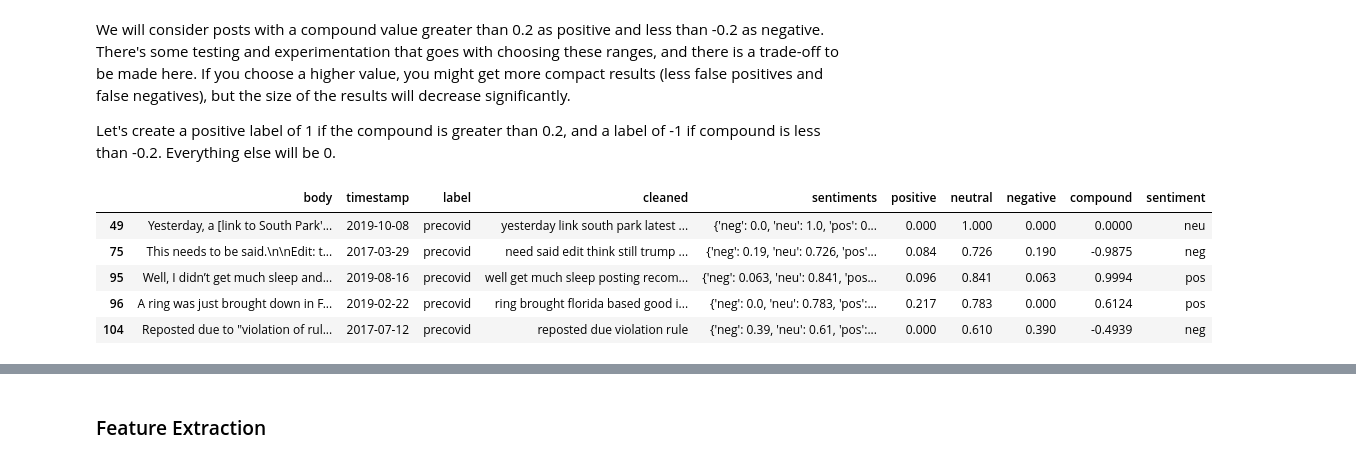
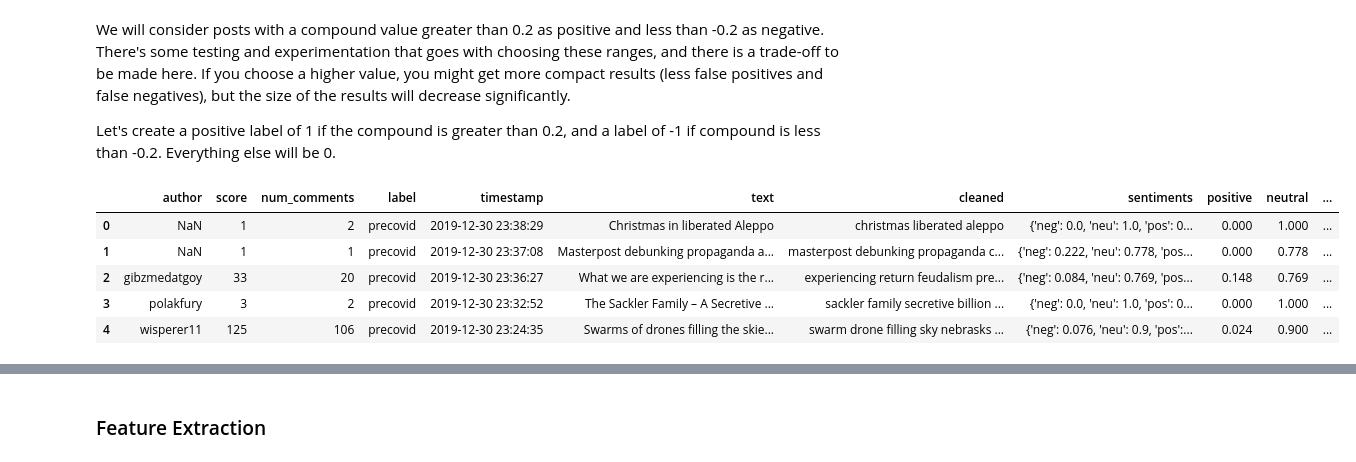
Before and after one commit to nszoni/reddit_conspiracy_theories, a Jupyter notebook: python/reddit_conspiracy_theories.ipynb, the cells around one changed output, grey strips where cells are left out. Saved outputs shown, nothing was run; the diff lists cells and outputs as text; code cells hidden in the pictures.

```diff
--- a/python/reddit_conspiracy_theories.ipynb
+++ b/python/reddit_conspiracy_theories.ipynb
@@ -126,3 +201,3 @@ def text_preprocess_lemmatize(text: str) -> str:
 # %%
-body_data['cleaned'] = body_data['body'].apply(text_preprocess_lemmatize)
+rc['cleaned'] = rc['text'].apply(text_preprocess_lemmatize)
 # %%
@@ -143,6 +216,7 @@ body_data = body_data[body_data['cleaned'].notna()]
 # %%
 # Apply SIA from Vader package
+sid = sia()
 
-sid = sia()
-body_data['sentiments'] = body_data['body'].apply(lambda x: sid.polarity_scores(' '.join(re.findall(r'\w+',x.lower()))))
+# lowercase and remove all non-alphabetic elements
+rc['sentiments'] = rc['text'].apply(lambda x: sid.polarity_scores(' '.join(re.findall(r'\w+',x.lower()))))
 # %%
@@ -157,8 +231,8 @@ body_data.head()
 # %%
 # Parse out dict elements
 
-body_data['positive'] = body_data['sentiments'].apply(lambda x: x['pos'])
-body_data['neutral'] = body_data['sentiments'].apply(lambda x: x['neu'])
-body_data['negative'] = body_data['sentiments'].apply(lambda x: x['neg'])
-body_data['compound'] = body_data['sentiments'].apply(lambda x: x['compound'])
+rc['positive'] = rc['sentiments'].apply(lambda x: x['pos'])
+rc['neutral'] = rc['sentiments'].apply(lambda x: x['neu'])
+rc['negative'] = rc['sentiments'].apply(lambda x: x['neg'])
+rc['compound'] = rc['sentiments'].apply(lambda x: x['compound'])
 # %%
@@ -178,19 +252,19 @@ Let's create a positive label of 1 if the compound is greater than 0.2, and a la
 THRESHOLD = 0.2
 
 conditions = [
-    (body_data['compound'] <= -THRESHOLD),
-    (body_data['compound'] > -THRESHOLD) & (body_data['compound'] < THRESHOLD),
-    (body_data['compound'] >= THRESHOLD),
+    (rc['compound'] <= -THRESHOLD),
+    (rc['compound'] > -THRESHOLD) & (rc['compound'] < THRESHOLD),
+    (rc['compound'] >= THRESHOLD),
     ]
 
 values = ["neg", "neu", "pos"]
-body_data['sentiment'] = np.select(conditions, values)
+rc['sentiment'] = np.select(conditions, values)
 # %%
-body_data.head()
+rc.head()
 # %% [output]
-|  | body | timestamp | label | cleaned | sentiments | positive | neutral | negative | compound | sentiment |
-| 49 | Yesterday, a [link to South Park'... | 2019-10-08 | precovid | yesterday link south park latest ... | {'neg': 0.0, 'neu': 1.0, 'pos': 0... | 0.000 | 1.000 | 0.000 | 0.0000 | neu |
-| 75 | This needs to be said.\n\nEdit: t... | 2017-03-29 | precovid | need said edit think still trump ... | {'neg': 0.19, 'neu': 0.726, 'pos'... | 0.084 | 0.726 | 0.190 | -0.9875 | neg |
-| 95 | Well, I didn’t get much sleep and... | 2019-08-16 | precovid | well get much sleep posting recom... | {'neg': 0.063, 'neu': 0.841, 'pos... | 0.096 | 0.841 | 0.063 | 0.9994 | pos |
-| 96 | A ring was just brought down in F... | 2019-02-22 | precovid | ring brought florida based good i... | {'neg': 0.0, 'neu': 0.783, 'pos':... | 0.217 | 0.783 | 0.000 | 0.6124 | pos |
-| 104 | Reposted due to "violation of rul... | 2017-07-12 | precovid | reposted due violation rule | {'neg': 0.39, 'neu': 0.61, 'pos':... | 0.000 | 0.610 | 0.390 | -0.4939 | neg |
+|  | author | score | num_comments | label | timestamp | text | cleaned | sentiments | positive | neutral | ... |
+| 0 | NaN | 1 | 2 | precovid | 2019-12-30 23:38:29 | Christmas in liberated Aleppo | christmas liberated aleppo | {'neg': 0.0, 'neu': 1.0, 'pos': 0... | 0.000 | 1.000 | ... |
+| 1 | NaN | 1 | 1 | precovid | 2019-12-30 23:37:08 | Masterpost debunking propaganda a... | masterpost debunking propaganda c... | {'neg': 0.222, 'neu': 0.778, 'pos... | 0.000 | 0.778 | ... |
+| 2 | gibzmedatgoy | 33 | 20 | precovid | 2019-12-30 23:36:27 | What we are experiencing is the r... | experiencing return feudalism pre... | {'neg': 0.084, 'neu': 0.769, 'pos... | 0.148 | 0.769 | ... |
+| 3 | polakfury | 3 | 2 | precovid | 2019-12-30 23:32:52 | The Sackler Family – A Secretive ... | sackler family secretive billion ... | {'neg': 0.0, 'neu': 1.0, 'pos': 0... | 0.000 | 1.000 | ... |
+| 4 | wisperer11 | 125 | 106 | precovid | 2019-12-30 23:24:35 | Swarms of drones filling the skie... | swarm drone filling sky nebrasks ... | {'neg': 0.076, 'neu': 0.9, 'pos':... | 0.024 | 0.900 | ... |
```
Also changed, not shown: parts of 72 cells of this notebook.
